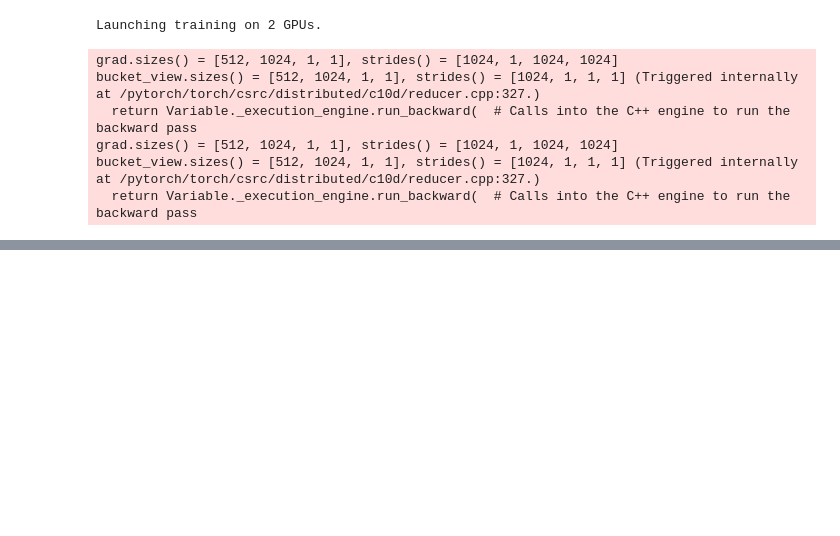
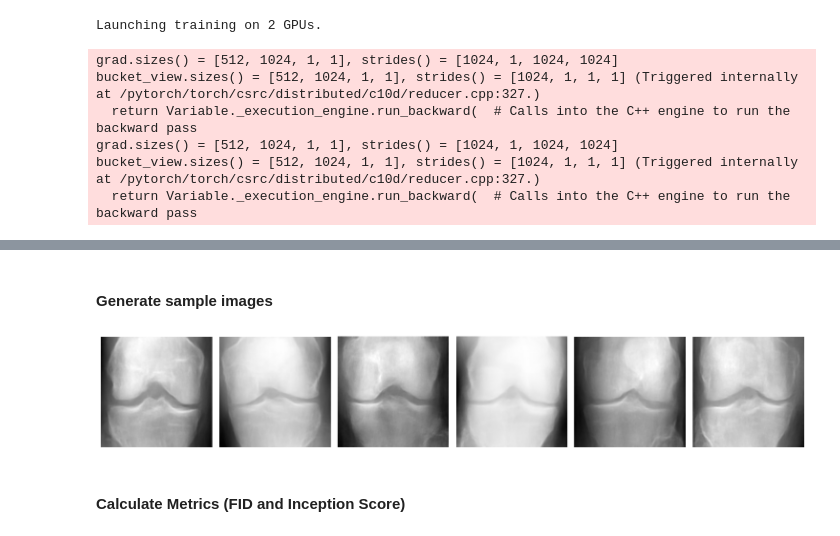
Before and after one commit to khizar-anjum/KneeOAGen, a Jupyter notebook: unconditional_diffusion_notebook.ipynb, the cells around one changed output, grey strips where cells are left out. Saved outputs shown, nothing was run; the diff lists cells and outputs as text; code cells hidden in the pictures; blank space fills up the shorter version.

```diff
--- a/unconditional_diffusion_notebook.ipynb
+++ b/unconditional_diffusion_notebook.ipynb
@@ -16,7 +18,7 @@ from dataclasses import dataclass
 class TrainingConfig:
     image_size = 128  # the generated image resolution
     train_batch_size = 12
-    eval_batch_size = 12  # how many images to sample during evaluation
+    eval_batch_size = 50  # how many images to sample during evaluation
     num_epochs = 10
     gradient_accumulation_steps = 1
     learning_rate = 1e-4
@@ -323,0 +345,6 @@ accelerate.__version__
+# %%
+from diffusers import DDPMPipeline
+
+# Load the saved pipeline from the output directory
+pipeline = DDPMPipeline.from_pretrained(config.output_dir)
+pipeline.to("cuda")
@@ -323,0 +365,22 @@ accelerate.__version__
+# %% [markdown]
+#### Generate sample images
+# %%
+# Generate sample images
+images = pipeline(
+    batch_size=6,
+    num_inference_steps=config.num_train_timesteps,
+    output_type="numpy"
+).images
+
+# Plot the generated images
+fig, axes = plt.subplots(1, 6, figsize=(15, 3))
+for i, image in enumerate(images):
+    ax = axes[i]
+    ax.imshow(image.squeeze(), cmap='gray')
+    ax.axis('off')
+plt.tight_layout()
+plt.show()
+# %% [output]
+[figure, added]
+# %% [markdown]
+#### Calculate Metrics (FID and Inception Score)
```
Also changed, not shown: parts of 9 cells of this notebook, 33 other files.
